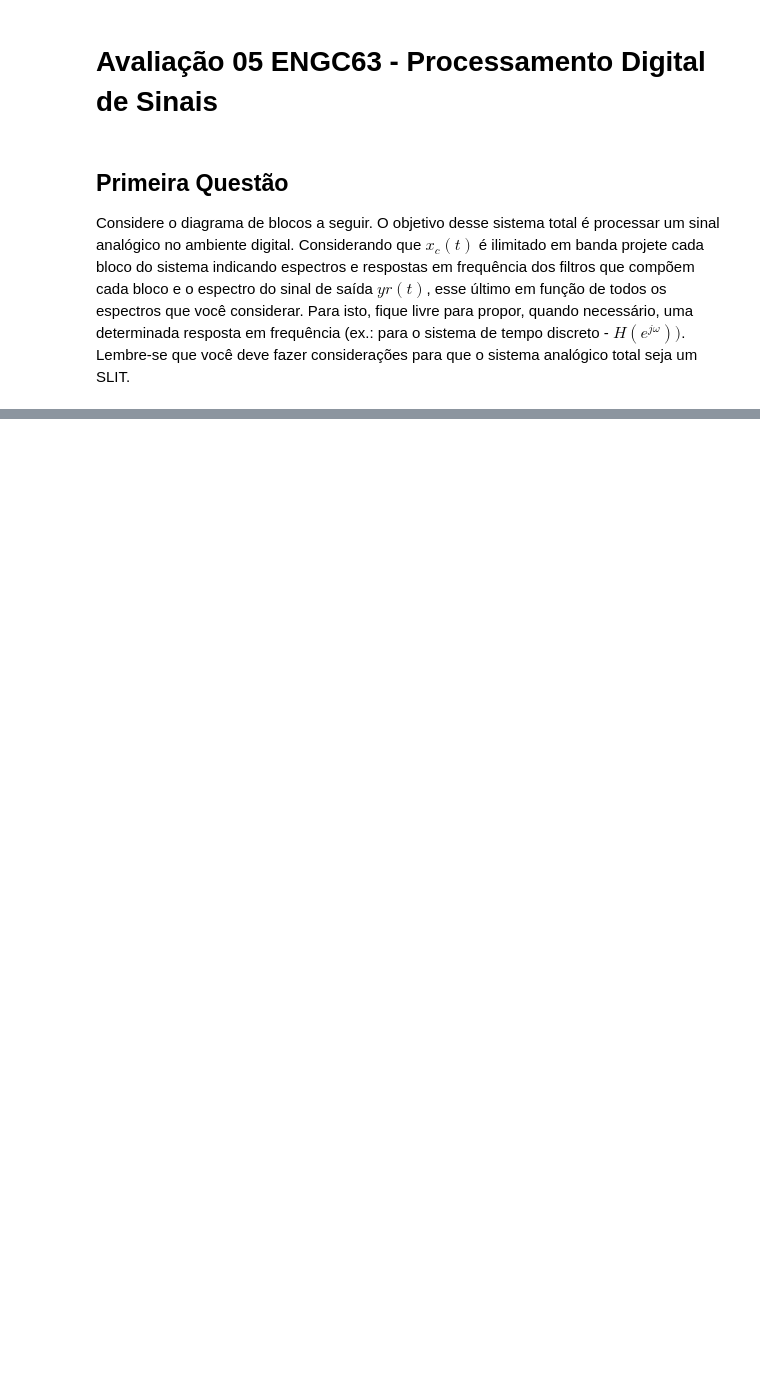
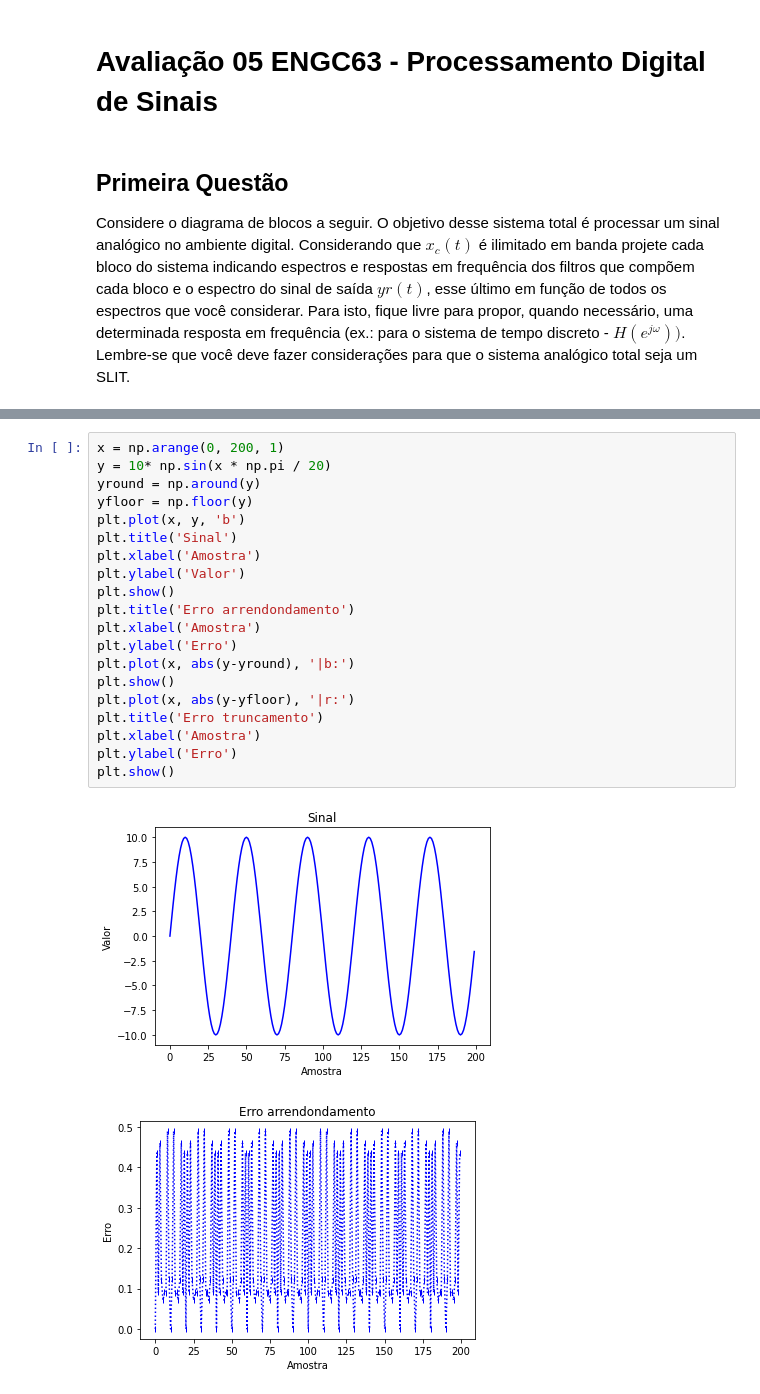
Before and after one commit to oliveiraop/pds-ufba, a Jupyter notebook: av05/av05.ipynb, the cells around one changed output, grey strips where cells are left out. Cells and saved outputs as stored; diff of their text form; blank space fills up the shorter version.

```diff
--- a/av05/av05.ipynb
+++ b/av05/av05.ipynb
@@ -17,0 +72,23 @@ A definição da frequência de corte vai influênciar diretamente na taxa miní
+# %%
+x = np.arange(0, 200, 1)
+y = 10* np.sin(x * np.pi / 20)
+yround = np.around(y)
+yfloor = np.floor(y)
+plt.plot(x, y, 'b')
+plt.title('Sinal')
+plt.xlabel('Amostra')
+plt.ylabel('Valor')
+plt.show()
+plt.title('Erro arrendondamento')
+plt.xlabel('Amostra')
+plt.ylabel('Erro')
+plt.plot(x, abs(y-yround), '|b:')
+plt.show()
+plt.plot(x, abs(y-yfloor), '|r:')
+plt.title('Erro truncamento')
+plt.xlabel('Amostra')
+plt.ylabel('Erro')
+plt.show()
+# %% [output]
+[figure, added]
+[figure, added]
```
Also changed, not shown: parts of 13 cells of this notebook, 1 other file.
